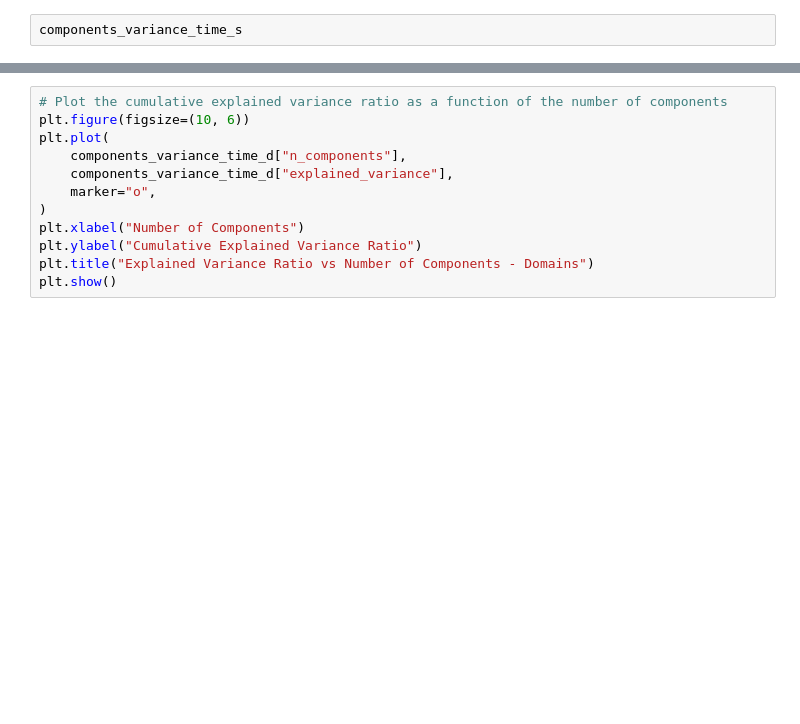
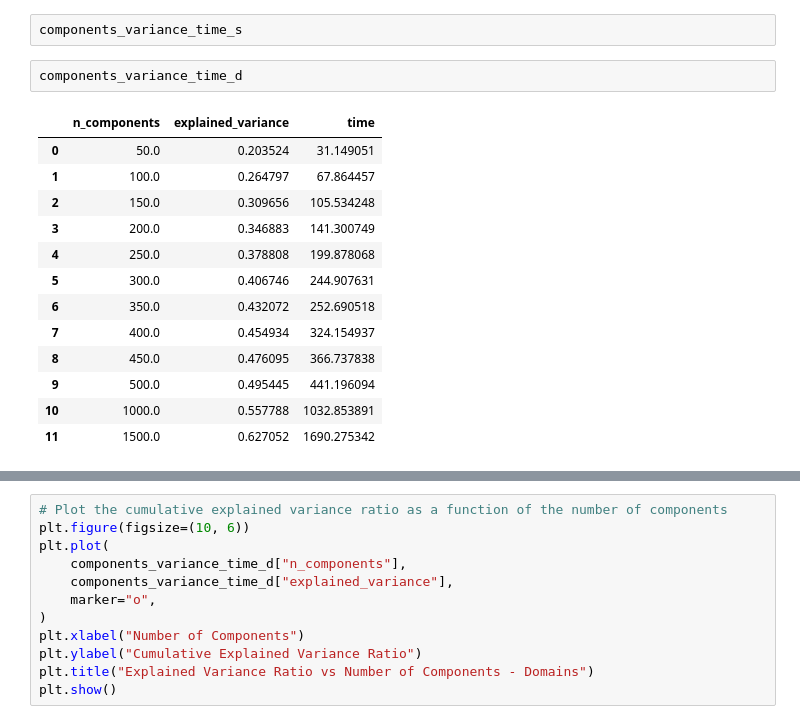
Before and after one commit to Kairixir/URL-domain-name-clustering, a Jupyter notebook: bachelor_thesis.ipynb, the cells around one changed output, grey strips where cells are left out. Saved outputs shown, nothing was run; the diff lists cells and outputs as text; blank space fills up the shorter version.

```diff
--- a/bachelor_thesis.ipynb
+++ b/bachelor_thesis.ipynb
@@ -519,3 +520,19 @@ components_variance_time_d = components_variance_time_d.sort_values(
 components_variance_time_d
 # %% [raw]
 components_variance_time_s
+# %%
+components_variance_time_d
+# %% [output]
+|  | n_components | explained_variance | time |
+| 0 | 50.0 | 0.203524 | 31.149051 |
+| 1 | 100.0 | 0.264797 | 67.864457 |
+| 2 | 150.0 | 0.309656 | 105.534248 |
+| 3 | 200.0 | 0.346883 | 141.300749 |
+| 4 | 250.0 | 0.378808 | 199.878068 |
+| 5 | 300.0 | 0.406746 | 244.907631 |
+| 6 | 350.0 | 0.432072 | 252.690518 |
+| 7 | 400.0 | 0.454934 | 324.154937 |
+| 8 | 450.0 | 0.476095 | 366.737838 |
+| 9 | 500.0 | 0.495445 | 441.196094 |
+| 10 | 1000.0 | 0.557788 | 1032.853891 |
+| 11 | 1500.0 | 0.627052 | 1690.275342 |
```
Also changed, not shown: parts of 7 cells of this notebook, 1 other file.
